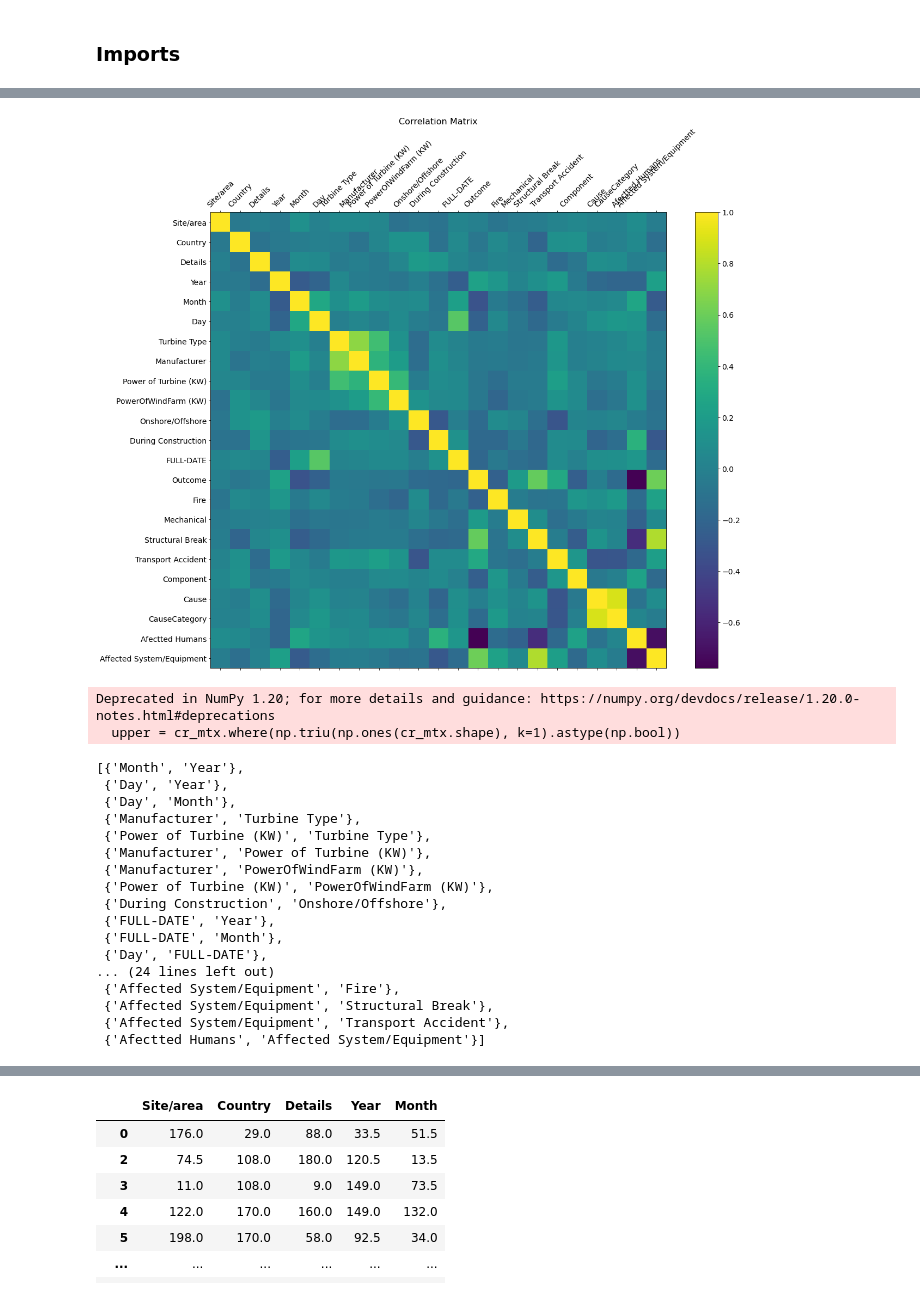
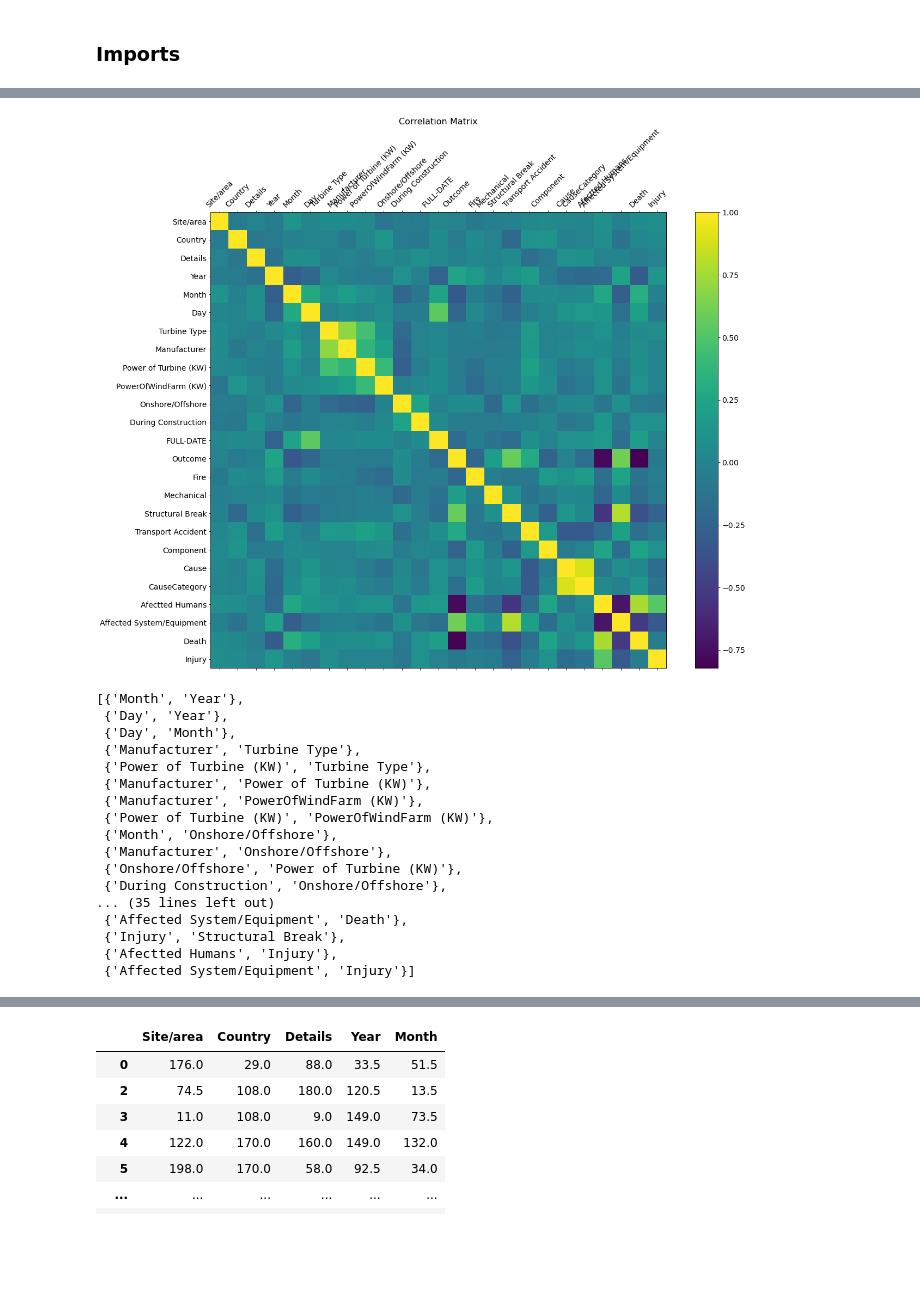
Before and after one commit to PabloJimenez98/TFG, a Jupyter notebook: Wind TurbineAccidents.ipynb, the cells around one changed output, grey strips where cells are left out. Cells and saved outputs as stored; diff of their text form; code cells hidden in the pictures; blank space fills up the shorter version.

```diff
--- a/Wind TurbineAccidents.ipynb
+++ b/Wind TurbineAccidents.ipynb
@@ -144,21 +142,21 @@ array(['Structural break', 'Mechanical', 'Fire',
 # %%
+df_corrr = df
+df_corrr["Death"] = yDeath
+df_corrr["Injury"] = yInjury
 
-cr_mtx = df.corr()
+cr_mtx = df_corrr.corr()
 f = plt.figure(figsize=(19, 15))
 plt.matshow(cr_mtx, fignum=f.number)
 plt.xticks(range(df.select_dtypes(['number']).shape[1]), df.select_dtypes(['number']).columns, fontsize=14, rotation=45)
 plt.yticks(range(df.select_dtypes(['number']).shape[1]), df.select_dtypes(['number']).columns, fontsize=14)
 cb = plt.colorbar()
 cb.ax.tick_params(labelsize=14)
 plt.title('Correlation Matrix', fontsize=16);
 # %% [output]
-[figure, old version]
+[figure, new version]
 # %%
 upper = cr_mtx.where(np.triu(np.ones(cr_mtx.shape), k=1).astype(np.bool))
 cr_mtx = upper.fillna(0)
-# %% [output]
-Deprecated in NumPy 1.20; for more details and guidance: https://numpy.org/devdocs/release/1.20.0-notes.html#deprecations
-  upper = cr_mtx.where(np.triu(np.ones(cr_mtx.shape), k=1).astype(np.bool))
 # %%
 lst = list(cr_mtx.columns.values)
 c = []
@@ -177,15 +175,15 @@ c
  {'Manufacturer', 'Power of Turbine (KW)'},
  {'Manufacturer', 'PowerOfWindFarm (KW)'},
  {'Power of Turbine (KW)', 'PowerOfWindFarm (KW)'},
+ {'Month', 'Onshore/Offshore'},
+ {'Manufacturer', 'Onshore/Offshore'},
+ {'Onshore/Offshore', 'Power of Turbine (KW)'},
  {'During Construction', 'Onshore/Offshore'},
- {'FULL-DATE', 'Year'},
- {'FULL-DATE', 'Month'},
- {'Day', 'FULL-DATE'},
-... (24 lines left out)
- {'Affected System/Equipment', 'Fire'},
- {'Affected System/Equipment', 'Structural Break'},
- {'Affected System/Equipment', 'Transport Accident'},
- {'Afectted Humans', 'Affected System/Equipment'}]
+... (35 lines left out)
+ {'Affected System/Equipment', 'Death'},
+ {'Injury', 'Structural Break'},
+ {'Afectted Humans', 'Injury'},
+ {'Affected System/Equipment', 'Injury'}]
 # %%
 StatisticalTest = pd.DataFrame(columns=['Test No', 'Attribute1','Attribute2', 'Correlation', 'Test Performed' ,'p-Value', 'Result'])
 
```
Also changed, not shown: parts of 20 cells of this notebook, 1 other file.
